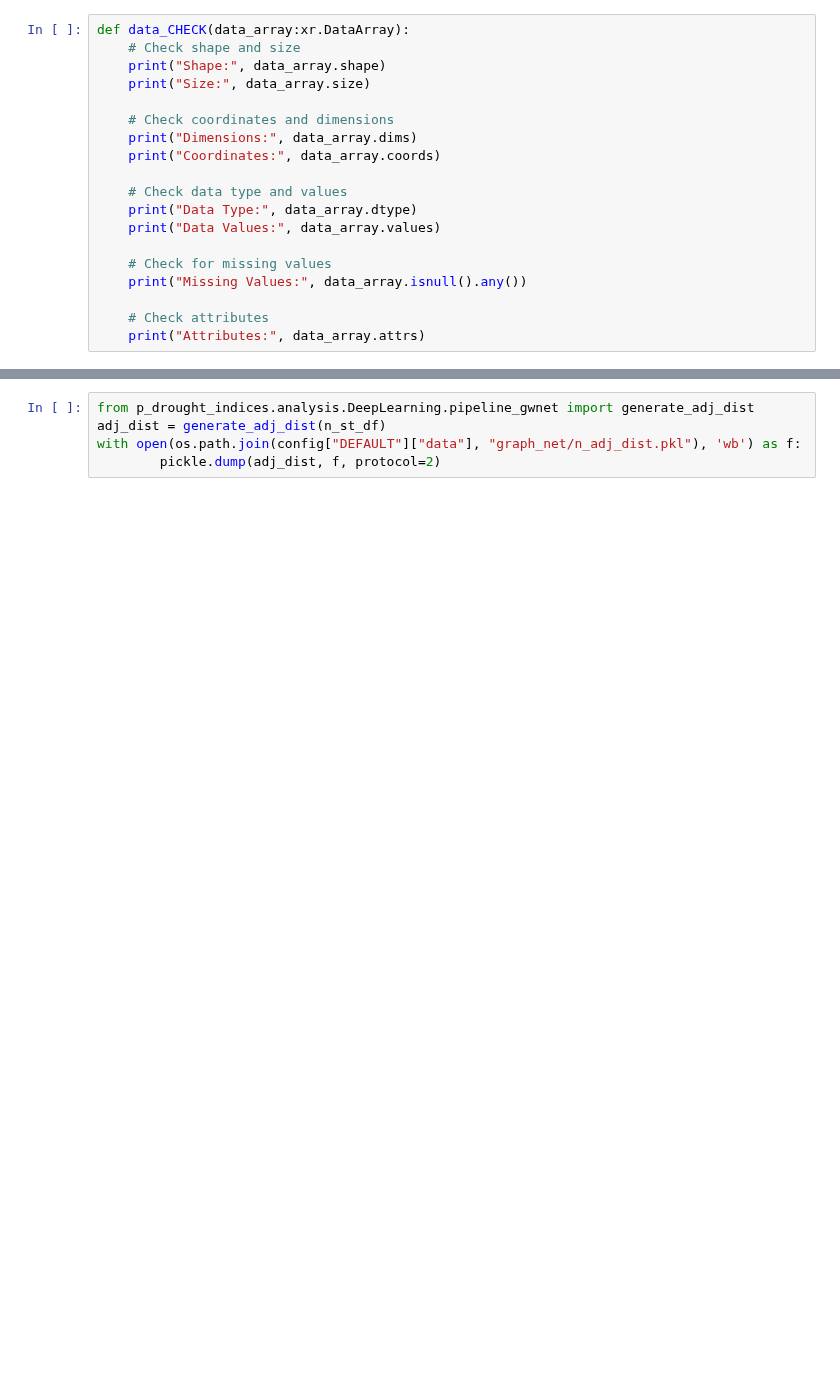
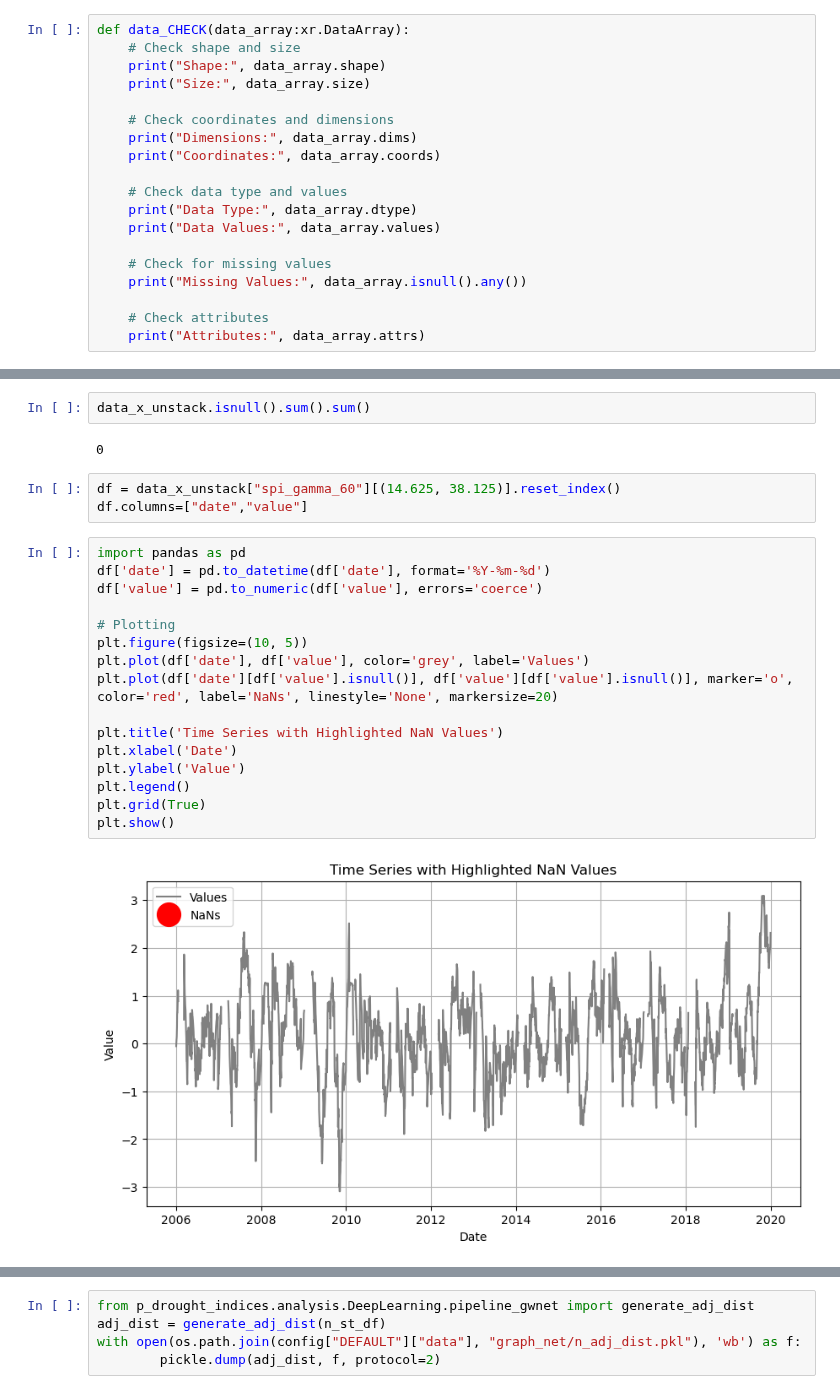
Before and after one commit to Riccardo7-DS/Indices_analysis, a Jupyter notebook: notebooks/graph_nn.ipynb, the cells around one changed output, grey strips where cells are left out. Cells and saved outputs as stored; diff of their text form; blank space fills up the shorter version.

```diff
--- a/notebooks/graph_nn.ipynb
+++ b/notebooks/graph_nn.ipynb
@@ -81,0 +141,25 @@ st_df = x_df_3.reset_index()[["lon","lat"]].drop_duplicates()
+# %%
+data_x_unstack.isnull().sum().sum()
+# %% [output]
+0
+# %%
+df = data_x_unstack["spi_gamma_60"][(14.625, 38.125)].reset_index()
+df.columns=["date","value"]
+# %%
+import pandas as pd
+df['date'] = pd.to_datetime(df['date'], format='%Y-%m-%d')
+df['value'] = pd.to_numeric(df['value'], errors='coerce')
+
+# Plotting
+plt.figure(figsize=(10, 5))
+plt.plot(df['date'], df['value'], color='grey', label='Values')
+plt.plot(df['date'][df['value'].isnull()], df['value'][df['value'].isnull()], marker='o', color='red', label='NaNs', linestyle='None', markersize=20)
+
+plt.title('Time Series with Highlighted NaN Values')
+plt.xlabel('Date')
+plt.ylabel('Value')
+plt.legend()
+plt.grid(True)
+plt.show()
+# %% [output]
+[figure, added]
```
Also changed, not shown: parts of 30 cells of this notebook, 15 other files.
